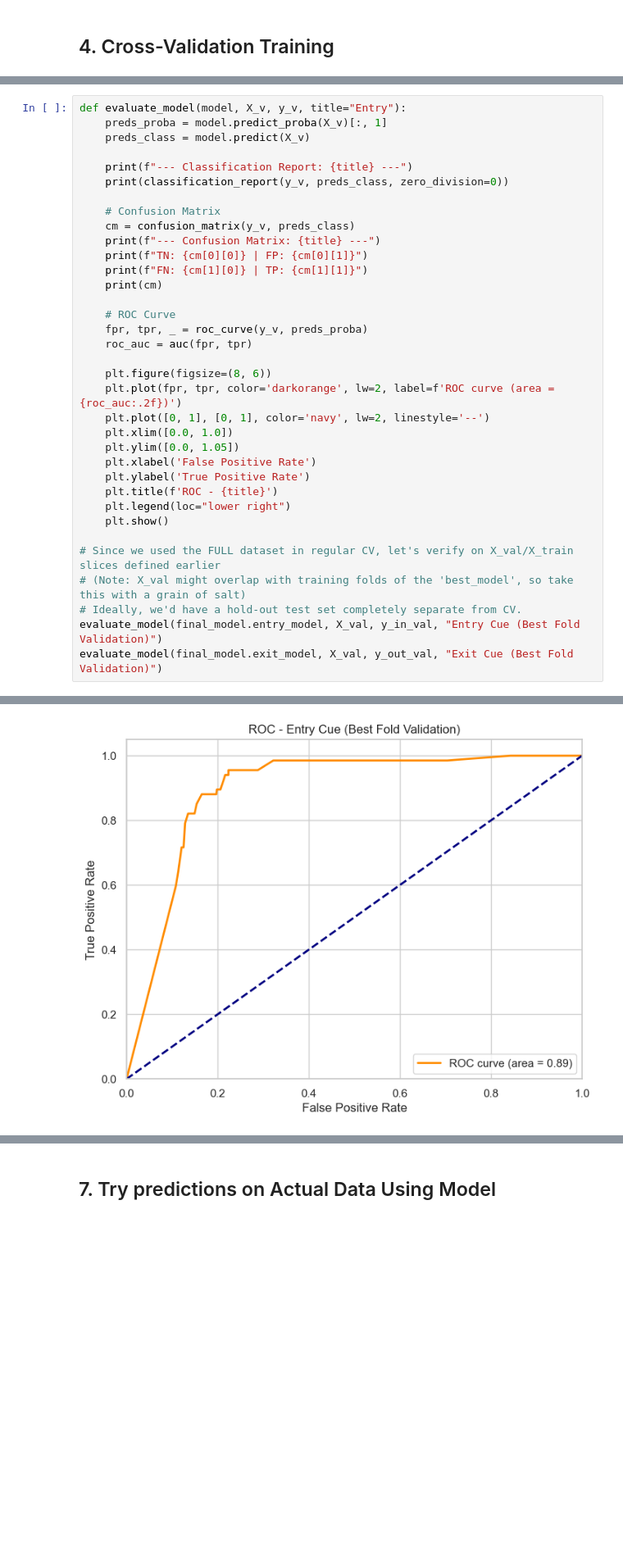
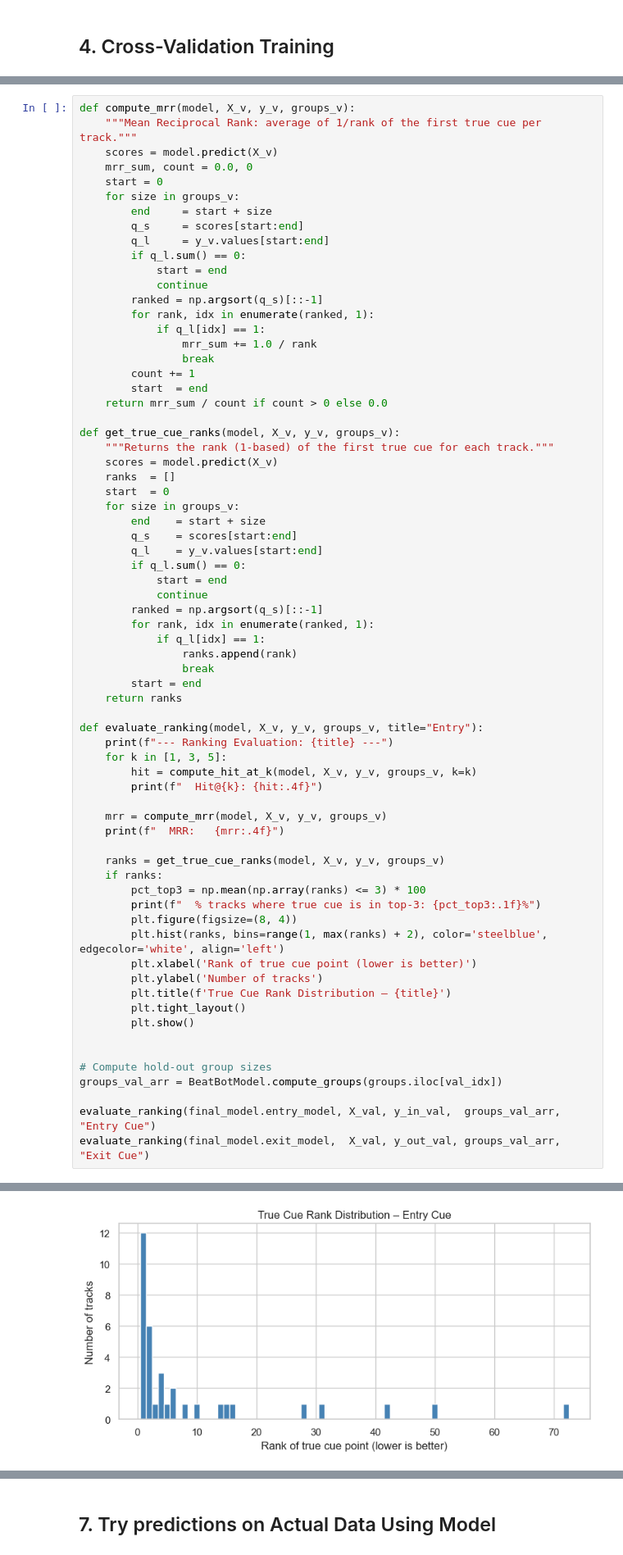
Before and after one commit to romanoshiliarhopoulos/BeatBot, a Jupyter notebook: src/playgrounds/training_playground.ipynb, the cells around one changed output, grey strips where cells are left out. Shown at 82% size. Saved outputs shown, nothing was run; the diff lists cells and outputs as text; blank space fills up the shorter version.

Commit message:
"working before starting work on front and API"

```diff
--- a/src/playgrounds/training_playground.ipynb
+++ b/src/playgrounds/training_playground.ipynb
@@ -254,36 +261,70 @@ Let's see the confusion matrix and ROC curves for the validation set.
 # %%
-def evaluate_model(model, X_v, y_v, title="Entry"):
-    preds_proba = model.predict_proba(X_v)[:, 1]
-    preds_class = model.predict(X_v)
+def compute_mrr(model, X_v, y_v, groups_v):
+    """Mean Reciprocal Rank: average of 1/rank of the first true cue per track."""
+    scores = model.predict(X_v)
+    mrr_sum, count = 0.0, 0
+    start = 0
+    for size in groups_v:
+        end     = start + size
+        q_s     = scores[start:end]
+        q_l     = y_v.values[start:end]
+        if q_l.sum() == 0:
+            start = end
+            continue
+        ranked = np.argsort(q_s)[::-1]
+        for rank, idx in enumerate(ranked, 1):
+            if q_l[idx] == 1:
+                mrr_sum += 1.0 / rank
+                break
+        count += 1
+        start  = end
+    return mrr_sum / count if count > 0 else 0.0
 
-    print(f"--- Classification Report: {title} ---")
-    print(classification_report(y_v, preds_class, zero_division=0))
+def get_true_cue_ranks(model, X_v, y_v, groups_v):
+    """Returns the rank (1-based) of the first true cue for each track."""
+    scores = model.predict(X_v)
+    ranks  = []
+    start  = 0
+    for size in groups_v:
+        end    = start + size
+        q_s    = scores[start:end]
+        q_l    = y_v.values[start:end]
+        if q_l.sum() == 0:
+            start = end
+            continue
+        ranked = np.argsort(q_s)[::-1]
+        for rank, idx in enumerate(ranked, 1):
+            if q_l[idx] == 1:
+                ranks.append(rank)
+                break
+        start = end
+    return ranks
 
-    # Confusion Matrix
-    cm = confusion_matrix(y_v, preds_class)
-    print(f"--- Confusion Matrix: {title} ---")
-    print(f"TN: {cm[0][0]} | FP: {cm[0][1]}")
-    print(f"FN: {cm[1][0]} | TP: {cm[1][1]}")
-    print(cm)
+def evaluate_ranking(model, X_v, y_v, groups_v, title="Entry"):
+    print(f"--- Ranking Evaluation: {title} ---")
+    for k in [1, 3, 5]:
+        hit = compute_hit_at_k(model, X_v, y_v, groups_v, k=k)
+        print(f"  Hit@{k}: {hit:.4f}")
 
-    # ROC Curve
-    fpr, tpr, _ = roc_curve(y_v, preds_proba)
-    roc_auc = auc(fpr, tpr)
+    mrr = compute_mrr(model, X_v, y_v, groups_v)
+    print(f"  MRR:   {mrr:.4f}")
 
-    plt.figure(figsize=(8, 6))
-    plt.plot(fpr, tpr, color='darkorange', lw=2, label=f'ROC curve (area = {roc_auc:.2f})')
-    plt.plot([0, 1], [0, 1], color='navy', lw=2, linestyle='--')
-    plt.xlim([0.0, 1.0])
-    plt.ylim([0.0, 1.05])
-    plt.xlabel('False Positive Rate')
-    plt.ylabel('True Positive Rate')
-    plt.title(f'ROC - {title}')
-    plt.legend(loc="lower right")
-    plt.show()
+    ranks = get_true_cue_ranks(model, X_v, y_v, groups_v)
+    if ranks:
+        pct_top3 = np.mean(np.array(ranks) <= 3) * 100
+        print(f"  % tracks where true cue is in top-3: {pct_top3:.1f}%")
+        plt.figure(figsize=(8, 4))
+        plt.hist(ranks, bins=range(1, max(ranks) + 2), color='steelblue', edgecolor='white', align='left')
+        plt.xlabel('Rank of true cue point (lower is better)')
+        plt.ylabel('Number of tracks')
+        plt.title(f'True Cue Rank Distribution – {title}')
+        plt.tight_layout()
+        plt.show()
 
-# Since we used the FULL dataset in regular CV, let's verify on X_val/X_train slices defined earlier
-# (Note: X_val might overlap with training folds of the 'best_model', so take this with a grain of salt)
-# Ideally, we'd have a hold-out test set completely separate from CV.
-evaluate_model(final_model.entry_model, X_val, y_in_val, "Entry Cue (Best Fold Validation)")
-evaluate_model(final_model.exit_model, X_val, y_out_val, "Exit Cue (Best Fold Validation)")
+
+# Compute hold-out group sizes
+groups_val_arr = BeatBotModel.compute_groups(groups.iloc[val_idx])
+
+evaluate_ranking(final_model.entry_model, X_val, y_in_val,  groups_val_arr, "Entry Cue")
+evaluate_ranking(final_model.exit_model,  X_val, y_out_val, groups_val_arr, "Exit Cue")
 # %% [output]
@@ -305 +337 @@ FN: 67 | TP: 0
-[figure, old version]
+[figure, new version]
```
Also changed, not shown: parts of 13 cells of this notebook, 18 other files.
